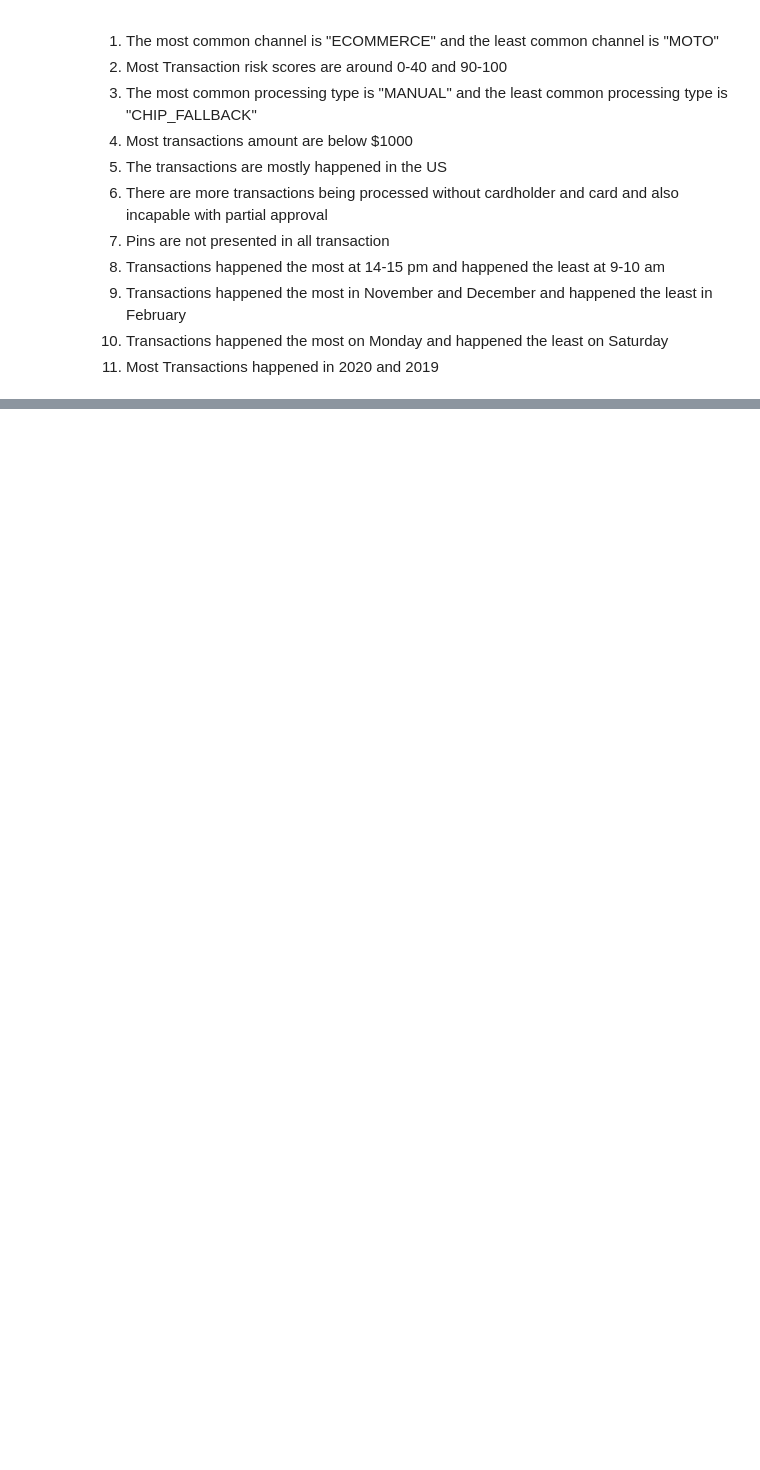
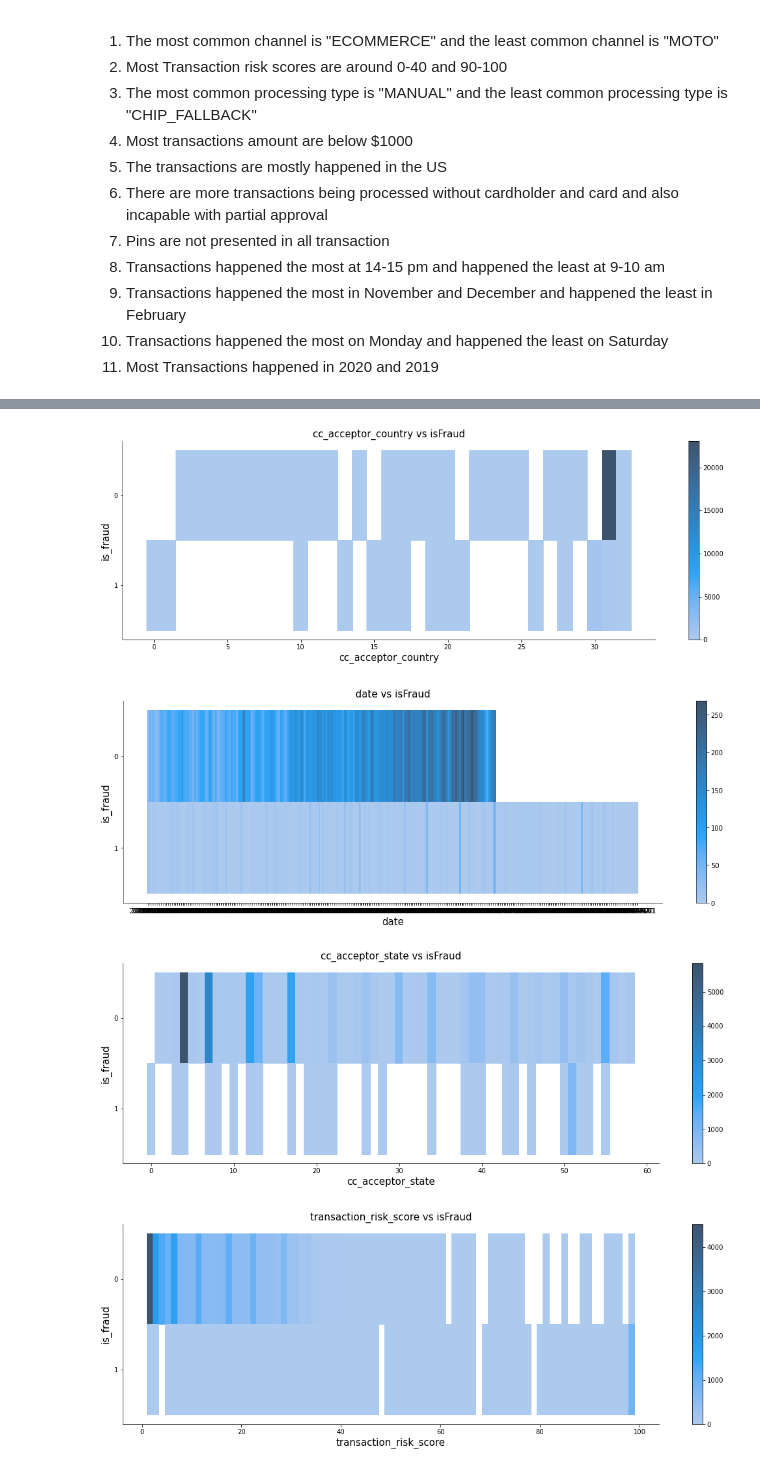
Before and after one commit to hungyichang19980105/Payability-project, a Jupyter notebook: Payability/EDA.ipynb, the cells around one changed output, grey strips where cells are left out. Cells and saved outputs as stored; diff of their text form; code cells hidden in the pictures; blank space fills up the shorter version.

```diff
--- a/Payability/EDA.ipynb
+++ b/Payability/EDA.ipynb
@@ -224,0 +245,16 @@ sns.displot(df, x="ledger_balance", y="is_fraud",cbar=True,height=5,aspect=3)
+# %%
+var2 = [["cc_acceptor_country",'date'],
+       ['cc_acceptor_state','transaction_risk_score'],
+       ['cc_amount','ledger_balance']]
+
+for r in range(3):
+    for c in range(2):
+        sns.displot(df, x=var2[r][c], y="is_fraud",cbar=True,height=5,aspect=3)
+        plt.title(var2[r][c] + " vs isFraud", fontsize=15)
+        plt.xlabel(var2[r][c], fontsize=15)
+        plt.ylabel('is_fraud', fontsize=15)
+# %% [output]
+[figure, added]
+[figure, added]
+[figure, added]
+[figure, added]
```
Also changed, not shown: parts of 14 cells of this notebook.
